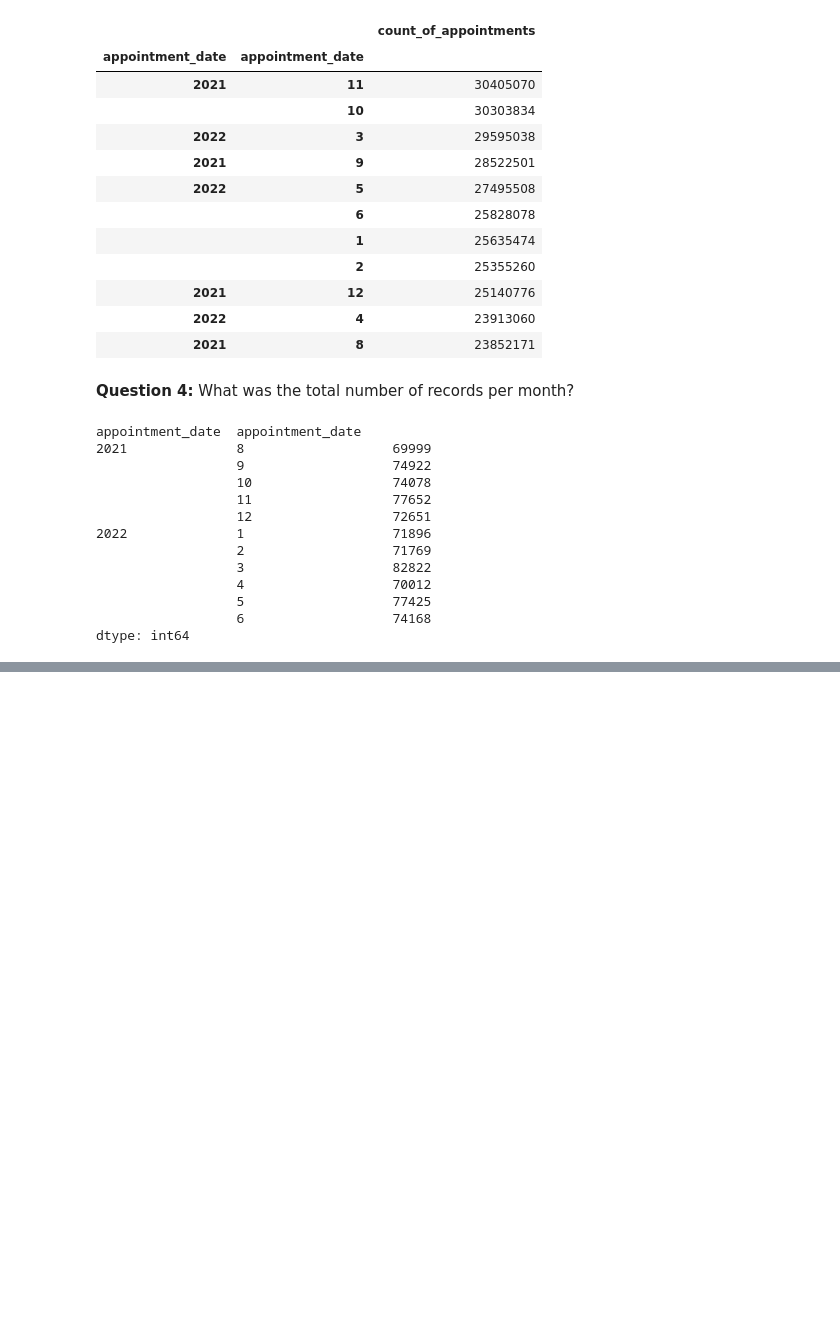
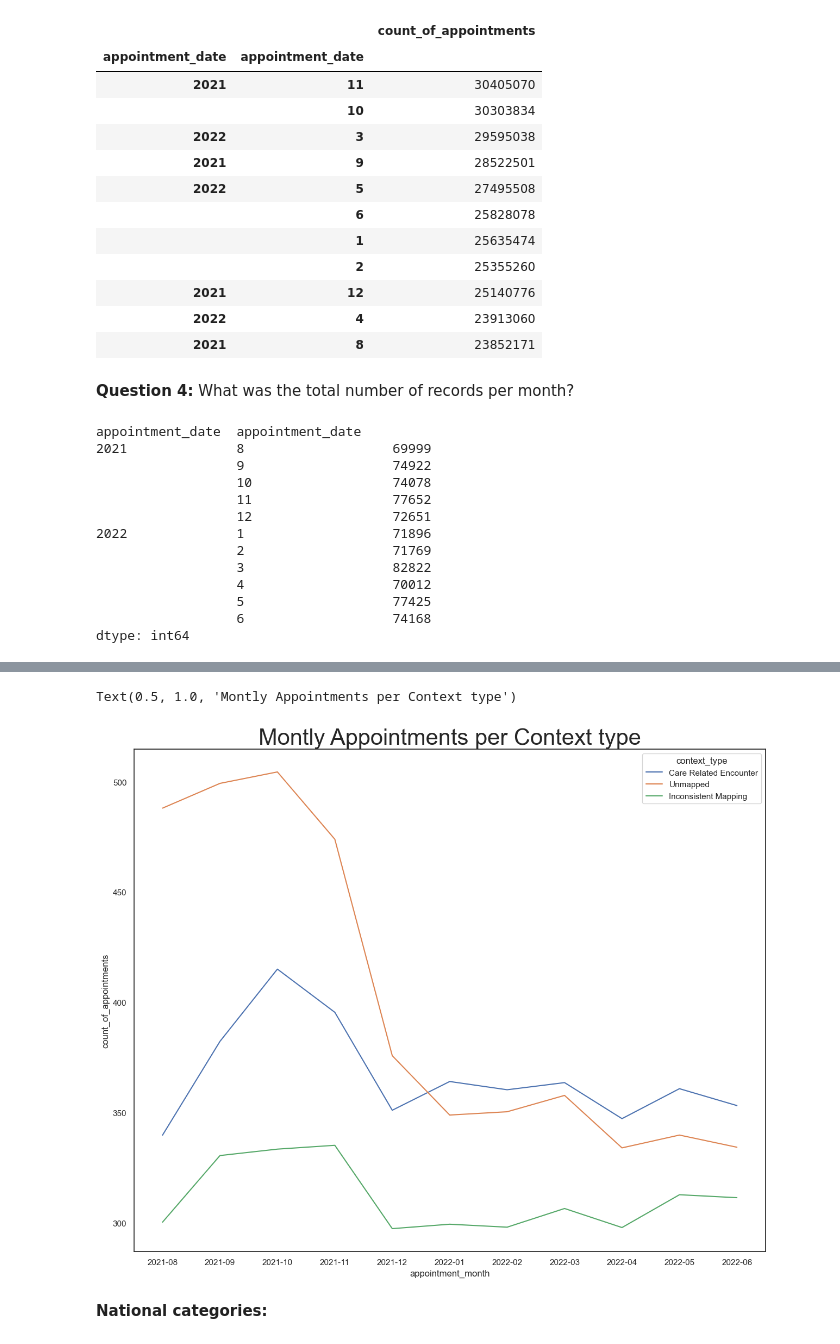
Before and after one commit to Matteo-Natalini/NHS_Staffing_and_Resource_Utilization_Analysis_with-Python, a Jupyter notebook: Natalini_Matteo_DA201_Assignment_Notebook.ipynb, the cells around one changed output, grey strips where cells are left out. Cells and saved outputs as stored; diff of their text form; code cells hidden in the pictures; blank space fills up the shorter version.

```diff
--- a/Natalini_Matteo_DA201_Assignment_Notebook.ipynb
+++ b/Natalini_Matteo_DA201_Assignment_Notebook.ipynb
@@ -360,0 +555,6 @@ dtype: int64
+# %%
+# Create a separate data set that can be used in future weeks.
+nc_ct = nc[['context_type', 'count_of_appointments', 'appointment_month']]
+
+# View output.
+nc_ct.head()
@@ -360,0 +591,10 @@ dtype: int64
+# %%
+# Create a lineplot.
+ax_2 = sns.lineplot(x='appointment_month', y='count_of_appointments', hue='context_type', data=nc_ct, ci=None)
+
+ax_2.set_title("Montly Appointments per Context type", fontsize=30)
+# %% [output]
+Text(0.5, 1.0, 'Montly Appointments per Context type')
+[figure, added]
+# %% [markdown]
+**National categories:**
```
Also changed, not shown: parts of 83 cells of this notebook.
